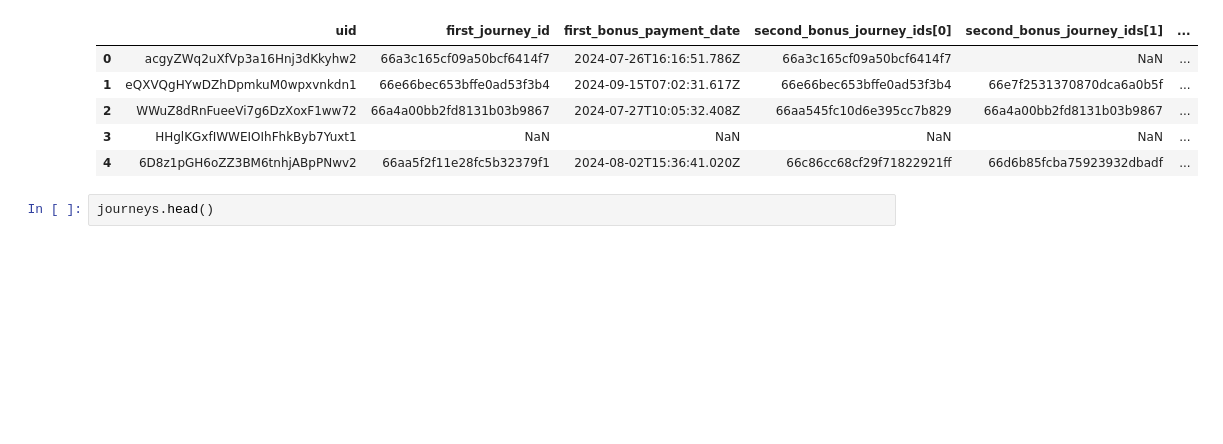
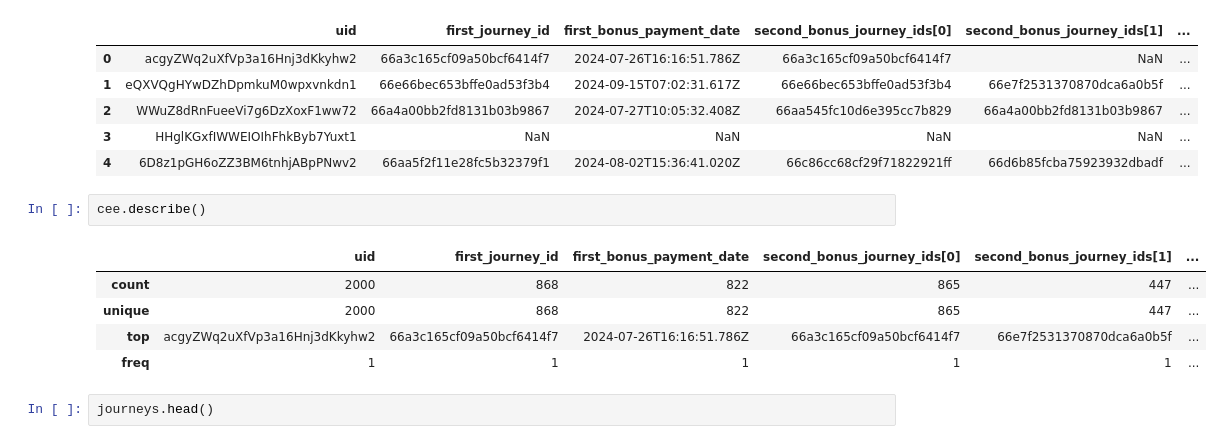
Before and after one commit to sokah2412/practical-case-AE-20250118, a Jupyter notebook: sandbox.ipynb, the cells around one changed output. Cells and saved outputs as stored; diff of their text form; blank space fills up the shorter version.

```diff
--- a/sandbox.ipynb
+++ b/sandbox.ipynb
@@ -13,6 +13,14 @@ cee.head()
 | 2 | WWuZ8dRnFueeVi7g6DzXoxF1ww72 | 66a4a00bb2fd8131b03b9867 | 2024-07-27T10:05:32.408Z | 66aa545fc10d6e395cc7b829 | 66a4a00bb2fd8131b03b9867 | ... |
 | 3 | HHglKGxfIWWEIOIhFhkByb7Yuxt1 | NaN | NaN | NaN | NaN | ... |
 | 4 | 6D8z1pGH6oZZ3BM6tnhjABpPNwv2 | 66aa5f2f11e28fc5b32379f1 | 2024-08-02T15:36:41.020Z | 66c86cc68cf29f71822921ff | 66d6b85fcba75923932dbadf | ... |
+# %%
+cee.describe()
+# %% [output]
+|  | uid | first_journey_id | first_bonus_payment_date | second_bonus_journey_ids[0] | second_bonus_journey_ids[1] | ... |
+| count | 2000 | 868 | 822 | 865 | 447 | ... |
+| unique | 2000 | 868 | 822 | 865 | 447 | ... |
+| top | acgyZWq2uXfVp3a16Hnj3dKkyhw2 | 66a3c165cf09a50bcf6414f7 | 2024-07-26T16:16:51.786Z | 66a3c165cf09a50bcf6414f7 | 66e7f2531370870dca6a0b5f | ... |
+| freq | 1 | 1 | 1 | 1 | 1 | ... |
 # %%
 journeys.head()
 # %% [output]
```
Also changed, not shown: parts of 2 cells of this notebook, 1 other file.
